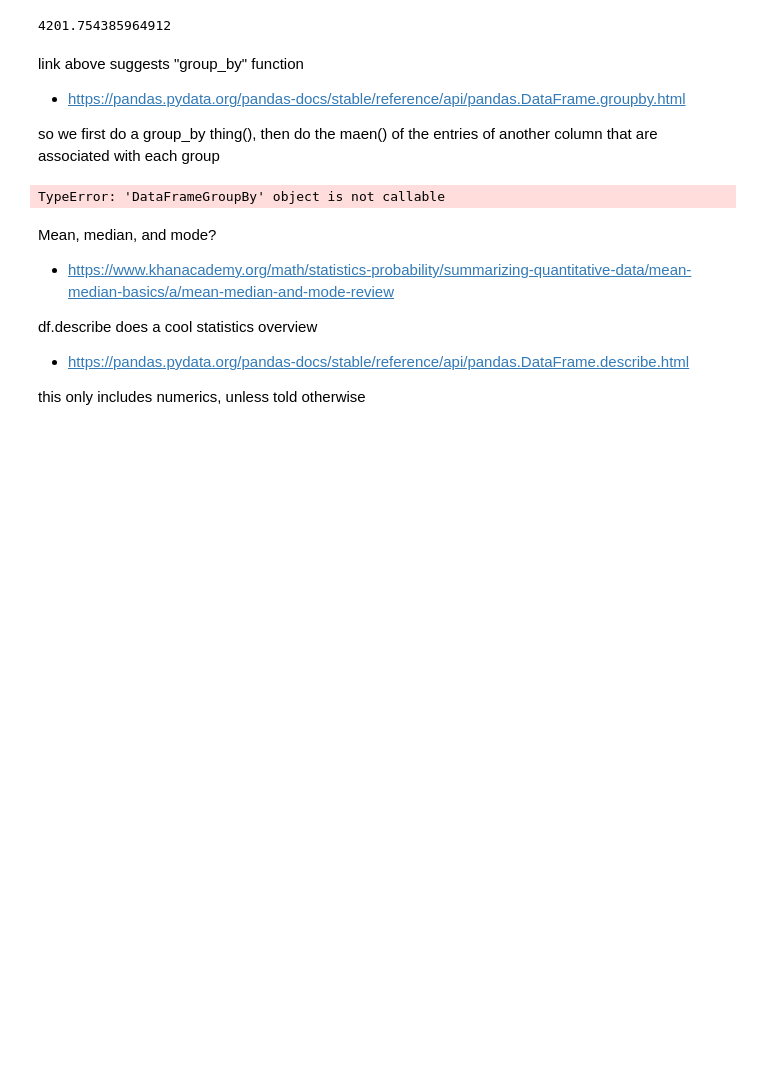
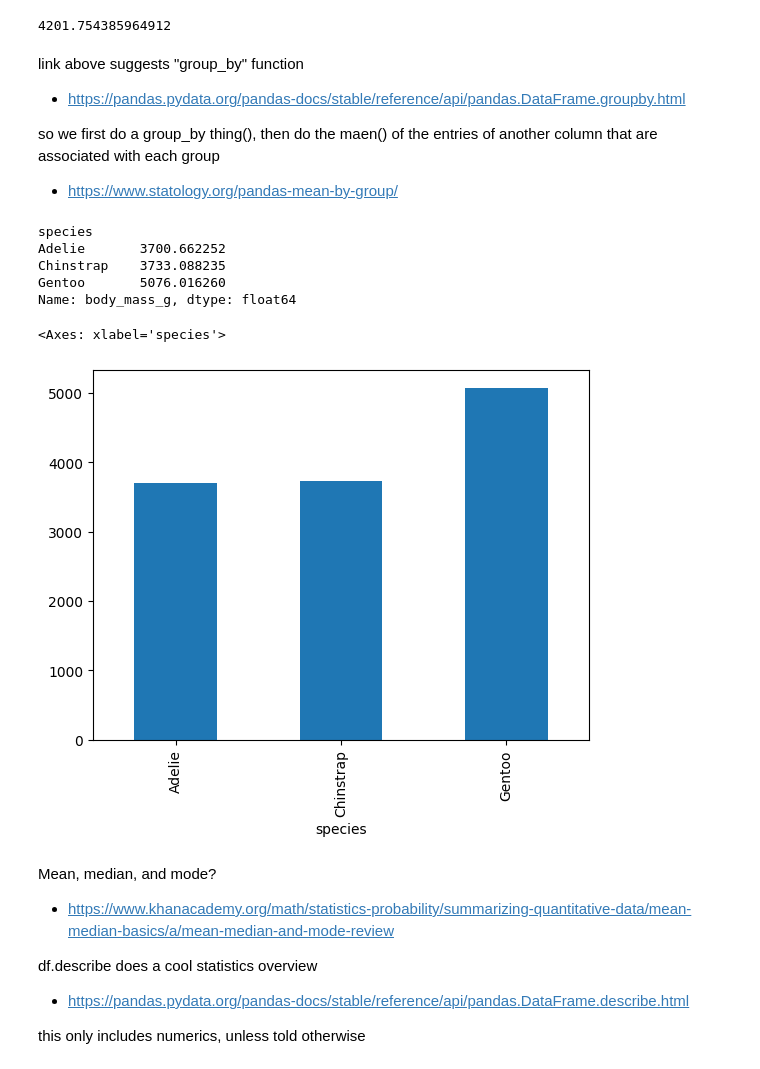
Before and after one commit to holmstead/principles_of_data_analytics, a Jupyter notebook: penguins.ipynb, the cells around one changed output. Cells and saved outputs as stored; diff of their text form; code cells hidden in the pictures; blank space fills up the shorter version.

Commit message:
fix mean by group

```diff
--- a/penguins.ipynb
+++ b/penguins.ipynb
@@ -143,15 +143,23 @@ link above suggests "group_by" function
 - https://pandas.pydata.org/pandas-docs/stable/reference/api/pandas.DataFrame.groupby.html
 
 so we first do a group_by thing(), then do the maen() of the entries of another column that are associated with each group
+
+- https://www.statology.org/pandas-mean-by-group/
 # %%
 # group by species and then use mean() function to calculate the mean body weight for each unique species entry
-avg_weight_by_species = df.groupby('species')('body_mass_g').mean()
+avg_weight_by_species = df.groupby('species')['body_mass_g'].mean()
 print(avg_weight_by_species)
 
 # plot
 avg_weight_by_species.plot.bar()
 # %% [output]
-TypeError: 'DataFrameGroupBy' object is not callable
+species
+Adelie       3700.662252
+Chinstrap    3733.088235
+Gentoo       5076.016260
+Name: body_mass_g, dtype: float64
+<Axes: xlabel='species'>
+[figure, added]
 # %% [markdown]
 Mean, median, and mode?
 - https://www.khanacademy.org/math/statistics-probability/summarizing-quantitative-data/mean-median-basics/a/mean-median-and-mode-review
```
